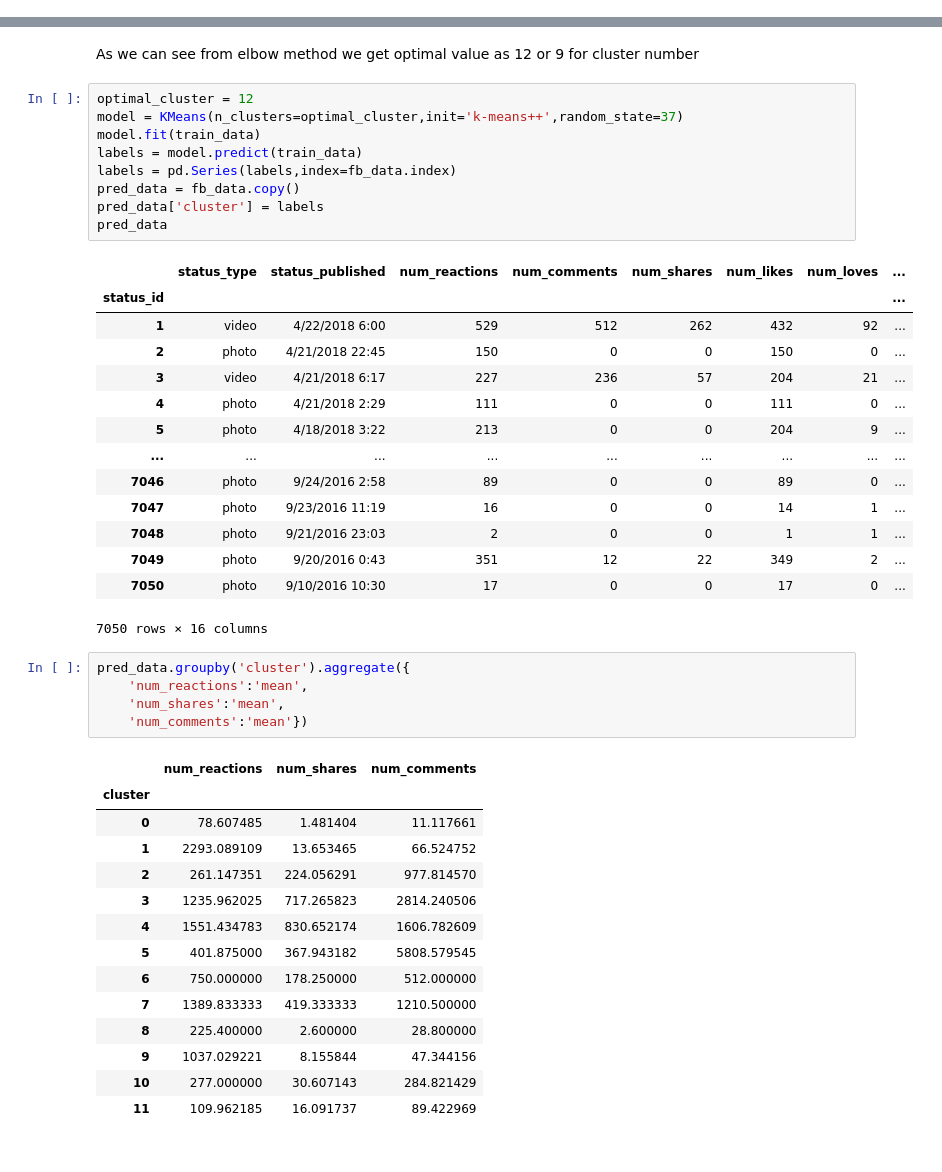
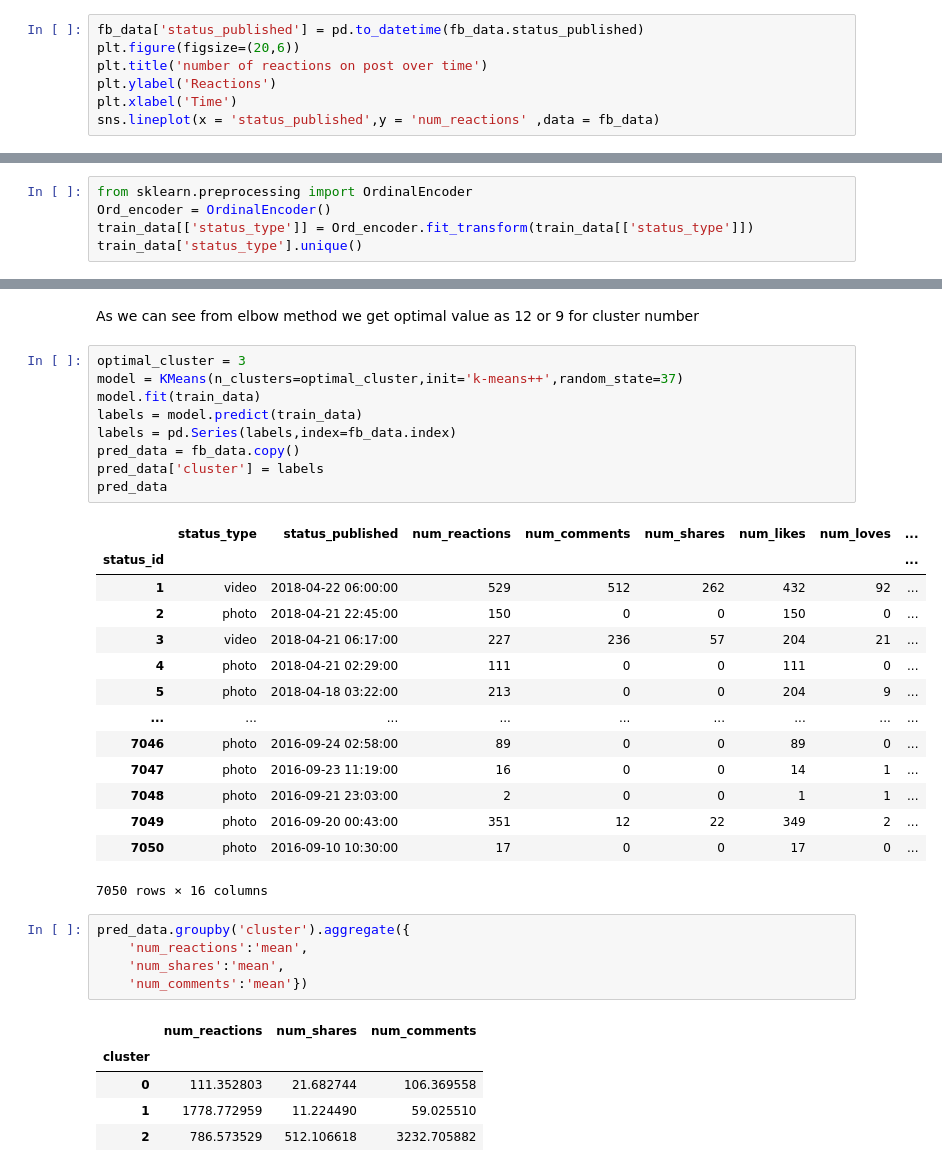
Before and after one commit to Sahas-out/Learning_DS_ML, a Jupyter notebook: MLResearch/Datasets_ML/Facebook Dataset/fb.ipynb, the cells around one changed output, grey strips where cells are left out. Drawn from its saved outputs; the diff is of its cells as text.

```diff
--- a/MLResearch/Datasets_ML/Facebook Dataset/fb.ipynb
+++ b/MLResearch/Datasets_ML/Facebook Dataset/fb.ipynb
@@ -14,3 +14,10 @@ fb_data.head()
 | 3 | video | 4/21/2018 6:17 | 227 | 236 | 57 | 204 | 21 | ... |
 | 4 | photo | 4/21/2018 2:29 | 111 | 0 | 0 | 111 | 0 | ... |
 | 5 | photo | 4/18/2018 3:22 | 213 | 0 | 0 | 204 | 9 | ... |
+# %%
+fb_data['status_published'] = pd.to_datetime(fb_data.status_published)
+plt.figure(figsize=(20,6))
+plt.title('number of reactions on post over time')
+plt.ylabel('Reactions')
+plt.xlabel('Time')
+sns.lineplot(x = 'status_published',y = 'num_reactions' ,data = fb_data)
@@ -50,3 +56,8 @@ train_data.columns = train_data.columns.astype('str')
+# %%
+from sklearn.preprocessing import OrdinalEncoder
+Ord_encoder = OrdinalEncoder()
+train_data[['status_type']] = Ord_encoder.fit_transform(train_data[['status_type']])
+train_data['status_type'].unique()
 # %% [markdown]
 ## Feature Scaling
 # %%
@@ -89,28 +85,28 @@ sns.lineplot(y=[get_WCSS(i) for i in range(2,20)],x =[i for i in range(2,20)])
 # %% [markdown]
 As we can see from elbow method we get optimal value as 12 or 9 for cluster number
 # %%
-optimal_cluster = 12
+optimal_cluster = 3
 model = KMeans(n_clusters=optimal_cluster,init='k-means++',random_state=37)
 model.fit(train_data)
 labels = model.predict(train_data)
 labels = pd.Series(labels,index=fb_data.index)
 pred_data = fb_data.copy()
 pred_data['cluster'] = labels
 pred_data
 # %% [output]
 |  | status_type | status_published | num_reactions | num_comments | num_shares | num_likes | num_loves | ... |
 | status_id |  |  |  |  |  |  |  | ... |
-| 1 | video | 4/22/2018 6:00 | 529 | 512 | 262 | 432 | 92 | ... |
-| 2 | photo | 4/21/2018 22:45 | 150 | 0 | 0 | 150 | 0 | ... |
-| 3 | video | 4/21/2018 6:17 | 227 | 236 | 57 | 204 | 21 | ... |
-| 4 | photo | 4/21/2018 2:29 | 111 | 0 | 0 | 111 | 0 | ... |
-| 5 | photo | 4/18/2018 3:22 | 213 | 0 | 0 | 204 | 9 | ... |
+| 1 | video | 2018-04-22 06:00:00 | 529 | 512 | 262 | 432 | 92 | ... |
+| 2 | photo | 2018-04-21 22:45:00 | 150 | 0 | 0 | 150 | 0 | ... |
+| 3 | video | 2018-04-21 06:17:00 | 227 | 236 | 57 | 204 | 21 | ... |
+| 4 | photo | 2018-04-21 02:29:00 | 111 | 0 | 0 | 111 | 0 | ... |
+| 5 | photo | 2018-04-18 03:22:00 | 213 | 0 | 0 | 204 | 9 | ... |
 | ... | ... | ... | ... | ... | ... | ... | ... | ... |
-| 7046 | photo | 9/24/2016 2:58 | 89 | 0 | 0 | 89 | 0 | ... |
-| 7047 | photo | 9/23/2016 11:19 | 16 | 0 | 0 | 14 | 1 | ... |
-| 7048 | photo | 9/21/2016 23:03 | 2 | 0 | 0 | 1 | 1 | ... |
-| 7049 | photo | 9/20/2016 0:43 | 351 | 12 | 22 | 349 | 2 | ... |
-| 7050 | photo | 9/10/2016 10:30 | 17 | 0 | 0 | 17 | 0 | ... |
+| 7046 | photo | 2016-09-24 02:58:00 | 89 | 0 | 0 | 89 | 0 | ... |
+| 7047 | photo | 2016-09-23 11:19:00 | 16 | 0 | 0 | 14 | 1 | ... |
+| 7048 | photo | 2016-09-21 23:03:00 | 2 | 0 | 0 | 1 | 1 | ... |
+| 7049 | photo | 2016-09-20 00:43:00 | 351 | 12 | 22 | 349 | 2 | ... |
+| 7050 | photo | 2016-09-10 10:30:00 | 17 | 0 | 0 | 17 | 0 | ... |
 7050 rows × 16 columns
 # %%
 pred_data.groupby('cluster').aggregate({
@@ -120,15 +116,6 @@ pred_data.groupby('cluster').aggregate({
 # %% [output]
 |  | num_reactions | num_shares | num_comments |
 | cluster |  |  |  |
-| 0 | 78.607485 | 1.481404 | 11.117661 |
-| 1 | 2293.089109 | 13.653465 | 66.524752 |
-| 2 | 261.147351 | 224.056291 | 977.814570 |
-| 3 | 1235.962025 | 717.265823 | 2814.240506 |
-| 4 | 1551.434783 | 830.652174 | 1606.782609 |
-| 5 | 401.875000 | 367.943182 | 5808.579545 |
-| 6 | 750.000000 | 178.250000 | 512.000000 |
-| 7 | 1389.833333 | 419.333333 | 1210.500000 |
-| 8 | 225.400000 | 2.600000 | 28.800000 |
-| 9 | 1037.029221 | 8.155844 | 47.344156 |
-| 10 | 277.000000 | 30.607143 | 284.821429 |
-| 11 | 109.962185 | 16.091737 | 89.422969 |
+| 0 | 111.352803 | 21.682744 | 106.369558 |
+| 1 | 1778.772959 | 11.224490 | 59.025510 |
+| 2 | 786.573529 | 512.106618 | 3232.705882 |
```
Also changed, not shown: parts of 20 cells of this notebook, 3 other files.
